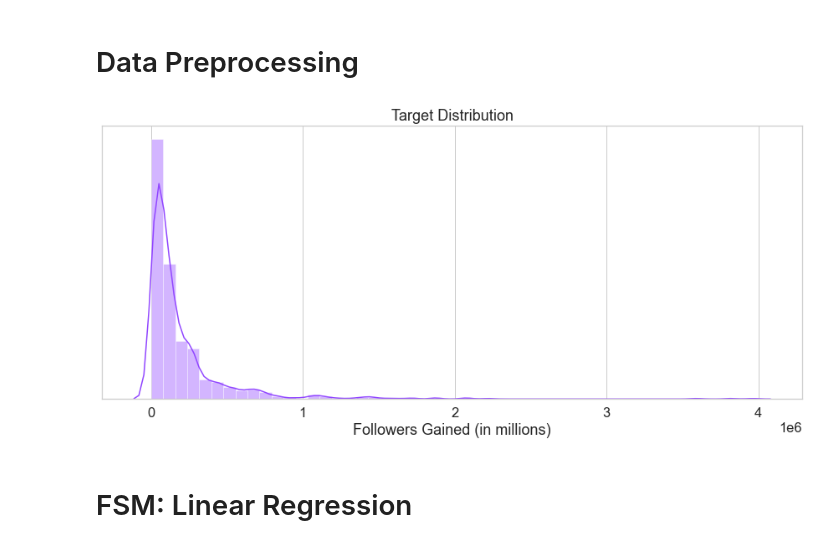
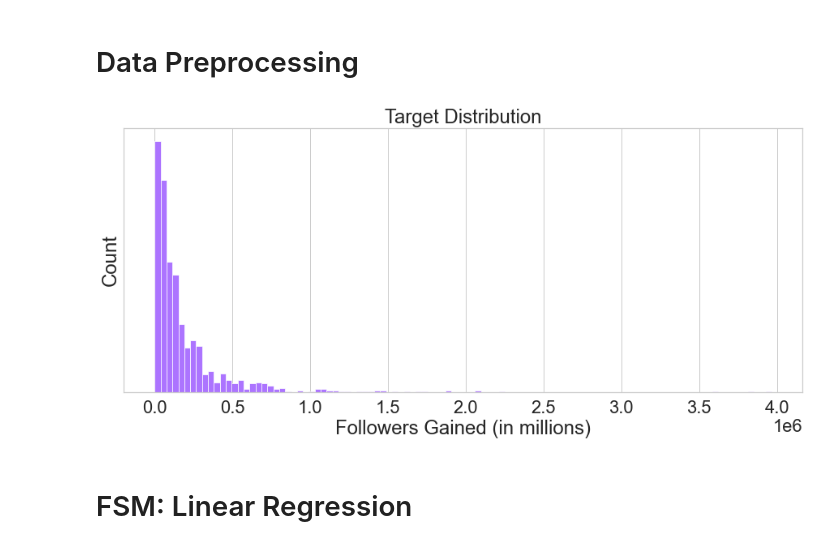
Before and after one commit to oklena/Live_Stream_Data_Analysis, a Jupyter notebook: notebooks/final/final_notebook.ipynb, the cells around one changed output. Drawn from its saved outputs; the diff is of its cells as text; code cells hidden in the pictures.

```diff
--- a/notebooks/final/final_notebook.ipynb
+++ b/notebooks/final/final_notebook.ipynb
@@ -133,3 +136,14 @@ df_twitch = df_twitch.drop(df_twitch_drop)
 # clean data
 
 df_twitch.to_csv('../../data/clean/CleanData.csv')
+# %%
+# Plot Target Distribution
+
+plt.figure(figsize=(15, 6))
+sns.set(context = 'notebook', style = 'whitegrid', font_scale = 2.0)
+
+target_dist = sns.histplot(df_twitch['Stream time(minutes)'], color = "#9146ff")
+target_dist.set(xlabel='Stream time (Minutes)', title='Stream Time Distribution', yticks=[])
+
+#plt.savefig("../../reports/figures/Stream_time_dist.png", bbox_inches='tight', dpi=500)
+plt.show()
@@ -136,12 +152,12 @@ df_twitch.to_csv('../../data/clean/CleanData.csv')
 # %%
 # Scatter plot
 plt.figure(figsize=(20, 6))
-sns.set(context = 'notebook', style = 'whitegrid', font_scale = 1.5)
+sns.set(context = 'notebook', style = 'whitegrid', font_scale = 2.5)
 
-line = sns.scatterplot(x='Stream time(minutes)', y='Followers gained', data=df_twitch,  color = "#9146ff")
-line.set(xlabel='Stream Time (min)', ylabel='Followers gaines')
-line.set_title('Stream Time vs Followers Gained', fontdict={'fontsize': 25})
-plt.xlim(left=0, right=5.3e5)
+line = sns.scatterplot(x='Followers', y='Followers gained', data=df_twitch,  color = "#9146ff")
+line.set(xlabel='Followers (in millions)', ylabel='Followers gained')
+line.set_title('Followers vs Followers Gained', fontdict={'fontsize': 35})
+plt.xlim(left=0, right=9.3e6)
 
-#plt.savefig("../../reports/figures/StreamTimevsFollowersgained.png", bbox_inches='tight', dpi=500)
+#plt.savefig("../../reports/figures/FollowersvsFollowersgained.png", bbox_inches='tight', dpi=500)
 # %% [output]
@@ -162,8 +175,0 @@ plt.xlim(left=0, right=9.3e6)
-# %%
-# Scatter plot
-plt.figure(figsize=(20, 6))
-sns.set(context = 'notebook', style = 'whitegrid', font_scale = 1.5)
-
-line = sns.scatterplot(x='Peak viewers', y='Followers gained', data=df_twitch,  color = "#9146ff")
-line.set(xlabel='Peak viewers', ylabel='Followers gaines')
-line.set_title('Peak viewers vs Followers Gained', fontdict={'fontsize': 25})
@@ -180,15 +183,16 @@ y = df_twitch['Followers gained']
 # %%
 # Plot Target Distribution
 
 plt.figure(figsize=(15, 6))
-sns.set(context = 'notebook', style = 'whitegrid', font_scale = 1.5)
+sns.set(context = 'notebook', style = 'whitegrid', font_scale = 2.0)
 
-target_dist = sns.distplot(y, color = "#9146ff")
+target_dist = sns.histplot(y, color = "#9146ff")
 target_dist.set(xlabel='Followers Gained (in millions)', title='Target Distribution', yticks=[])
 
 #plt.savefig("../../reports/figures/Target_Dist.png", bbox_inches='tight', dpi=500)
+plt.show()
 # %% [output]
-[figure, old version]
+[figure, new version]
 # %%
 # Train-test split
 
```
Also changed, not shown: parts of 33 cells of this notebook.
